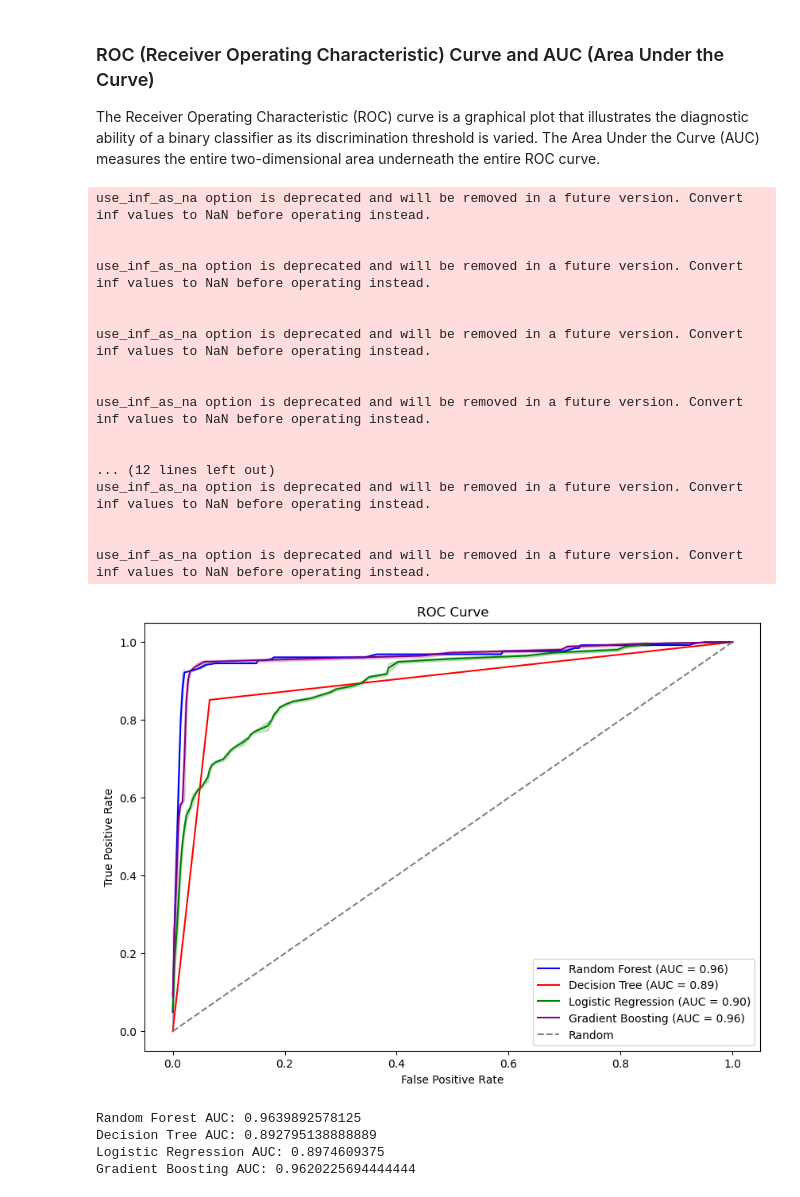
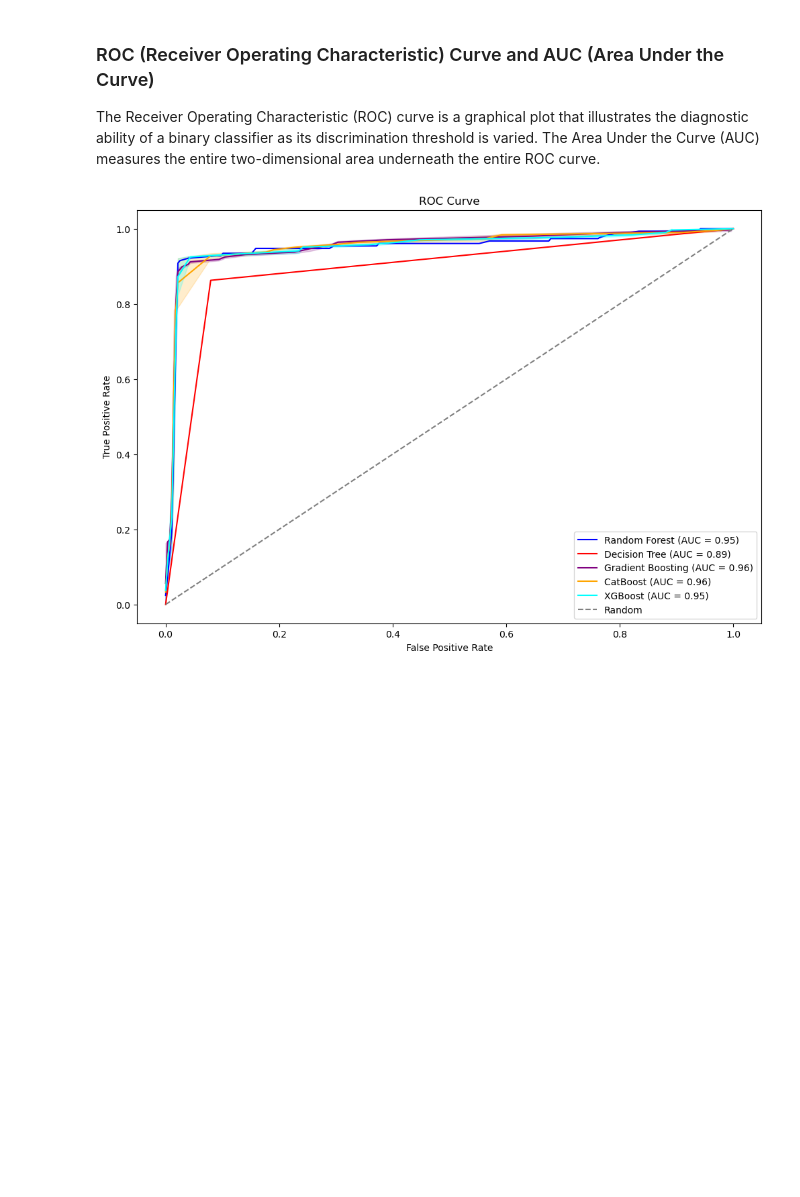
Before and after one commit to tarsian/Project-4-Alzheimers, a Jupyter notebook: Alzheimer's Disease.ipynb, the cells around one changed output. Cells and saved outputs as stored; diff of their text form; code cells hidden in the pictures; blank space fills up the shorter version.

```diff
--- a/Alzheimer's Disease.ipynb
+++ b/Alzheimer's Disease.ipynb
@@ -247,0 +580,6 @@ weighted avg       0.95      0.95      0.95       416
+# %%
+# Gradient Boosting model
+gb_model = GradientBoostingClassifier(random_state=5, max_depth=6)
+gb_model, y_pred_gb, y_prob_gb = train_and_evaluate(
+    gb_model, X_train_scaled, y_train, X_test_scaled, y_test, "Gradient Boosting"
+)
@@ -247,0 +602,6 @@ weighted avg       0.95      0.95      0.95       416
+# %%
+# CatBoost model
+cb_model = CatBoostClassifier(iterations=500, learning_rate=0.1, depth=6, verbose=0, random_state=5)
+cb_model, y_pred_cb, y_prob_cb = train_and_evaluate(
+    cb_model, X_train_scaled, y_train, X_test_scaled, y_test, "CatBoost"
+)
@@ -247,0 +624,6 @@ weighted avg       0.95      0.95      0.95       416
+# %%
+# XGBoost model
+xb_model = XGBClassifier(n_estimators=500, learning_rate=0.1, max_depth=6, verbosity=0, random_state=5, use_label_encoder=False, eval_metric='logloss')
+xb_model, y_pred_xb, y_prob_xb = train_and_evaluate(
+    xb_model, X_train_scaled, y_train, X_test_scaled, y_test, "XGBoost"
+)
@@ -249,57 +647,26 @@ weighted avg       0.95      0.95      0.95       416
 ### ROC (Receiver Operating Characteristic) Curve and AUC (Area Under the Curve)
 The Receiver Operating Characteristic (ROC) curve is a graphical plot that illustrates the diagnostic ability of a binary classifier as its discrimination threshold is varied. The Area Under the Curve (AUC) measures the entire two-dimensional area underneath the entire ROC curve.
 # %%
-# Compute ROC curve and AUC for Random Forest
+# Compute ROC curve for each model
 fpr_rf, tpr_rf, _ = roc_curve(y_test, y_prob_rf)
+fpr_dt, tpr_dt, _ = roc_curve(y_test, y_prob_dt)
+fpr_gb, tpr_gb, _ = roc_curve(y_test, y_prob_gb)
+fpr_cb, tpr_cb, _ = roc_curve(y_test, y_prob_cb)
+fpr_xb, tpr_xb, _ = roc_curve(y_test, y_prob_xb)
 
-# Compute ROC curve and AUC for Decision Tree
-fpr_dt, tpr_dt, _ = roc_curve(y_test, y_prob_dt)
-
-# Compute ROC curve and AUC for Logistic Regression
-fpr_lr, tpr_lr, _ = roc_curve(y_test, y_prob_lr)
-
-# Compute ROC curve and AUC for Gradient Boosting
-fpr_gb, tpr_gb, _ = roc_curve(y_test, y_prob_gb)
-
-# Plot ROC curves using Seaborn
-plt.figure(figsize=(10, 7))
-
-sns.lineplot(x=fpr_rf, y=tpr_rf, label=f'Random Forest (AUC = {auc_rf:.2f})', color='blue')
-sns.lineplot(x=fpr_dt, y=tpr_dt, label=f'Decision Tree (AUC = {auc_dt:.2f})', color='red')
-sns.lineplot(x=fpr_lr, y=tpr_lr, label=f'Logistic Regression (AUC = {auc_lr:.2f})', color='green')
-sns.lineplot(x=fpr_gb, y=tpr_gb, label=f'Gradient Boosting (AUC = {auc_gb:.2f})', color='purple')
+# Plot ROC curves for all models
+plt.figure(figsize=(12, 8))
+sns.lineplot(x=fpr_rf, y=tpr_rf, label=f'Random Forest (AUC = {roc_auc_score(y_test, y_prob_rf):.2f})', color='blue')
+sns.lineplot(x=fpr_dt, y=tpr_dt, label=f'Decision Tree (AUC = {roc_auc_score(y_test, y_prob_dt):.2f})', color='red')
+sns.lineplot(x=fpr_gb, y=tpr_gb, label=f'Gradient Boosting (AUC = {roc_auc_score(y_test, y_prob_gb):.2f})', color='purple')
+sns.lineplot(x=fpr_cb, y=tpr_cb, label=f'CatBoost (AUC = {roc_auc_score(y_test, y_prob_cb):.2f})', color='orange')
+sns.lineplot(x=fpr_xb, y=tpr_xb, label=f'XGBoost (AUC = {roc_auc_score(y_test, y_prob_xb):.2f})', color='cyan')
 sns.lineplot(x=[0, 1], y=[0, 1], label='Random', color='gray', linestyle='--')
 
 plt.xlabel('False Positive Rate')
 plt.ylabel('True Positive Rate')
 plt.title('ROC Curve')
 plt.legend(loc='lower right')
 plt.show()
-
-print("Random Forest AUC:", auc_rf)
-print("Decision Tree AUC:", auc_dt)
-print("Logistic Regression AUC:", auc_lr)
-print("Gradient Boosting AUC:", auc_gb)
 # %% [output]
-use_inf_as_na option is deprecated and will be removed in a future version. Convert inf values to NaN before operating instead.
-
-
-use_inf_as_na option is deprecated and will be removed in a future version. Convert inf values to NaN before operating instead.
-
-
-use_inf_as_na option is deprecated and will be removed in a future version. Convert inf values to NaN before operating instead.
-
-
-use_inf_as_na option is deprecated and will be removed in a future version. Convert inf values to NaN before operating instead.
-
-
-... (12 lines left out)
-use_inf_as_na option is deprecated and will be removed in a future version. Convert inf values to NaN before operating instead.
-
-
-use_inf_as_na option is deprecated and will be removed in a future version. Convert inf values to NaN before operating instead.
-[figure, old version]
+[figure, new version]
-Random Forest AUC: 0.9639892578125
-Decision Tree AUC: 0.892795138888889
-Logistic Regression AUC: 0.8974609375
-Gradient Boosting AUC: 0.9620225694444444
```
Also changed, not shown: parts of 60 cells of this notebook, 12 other files.
